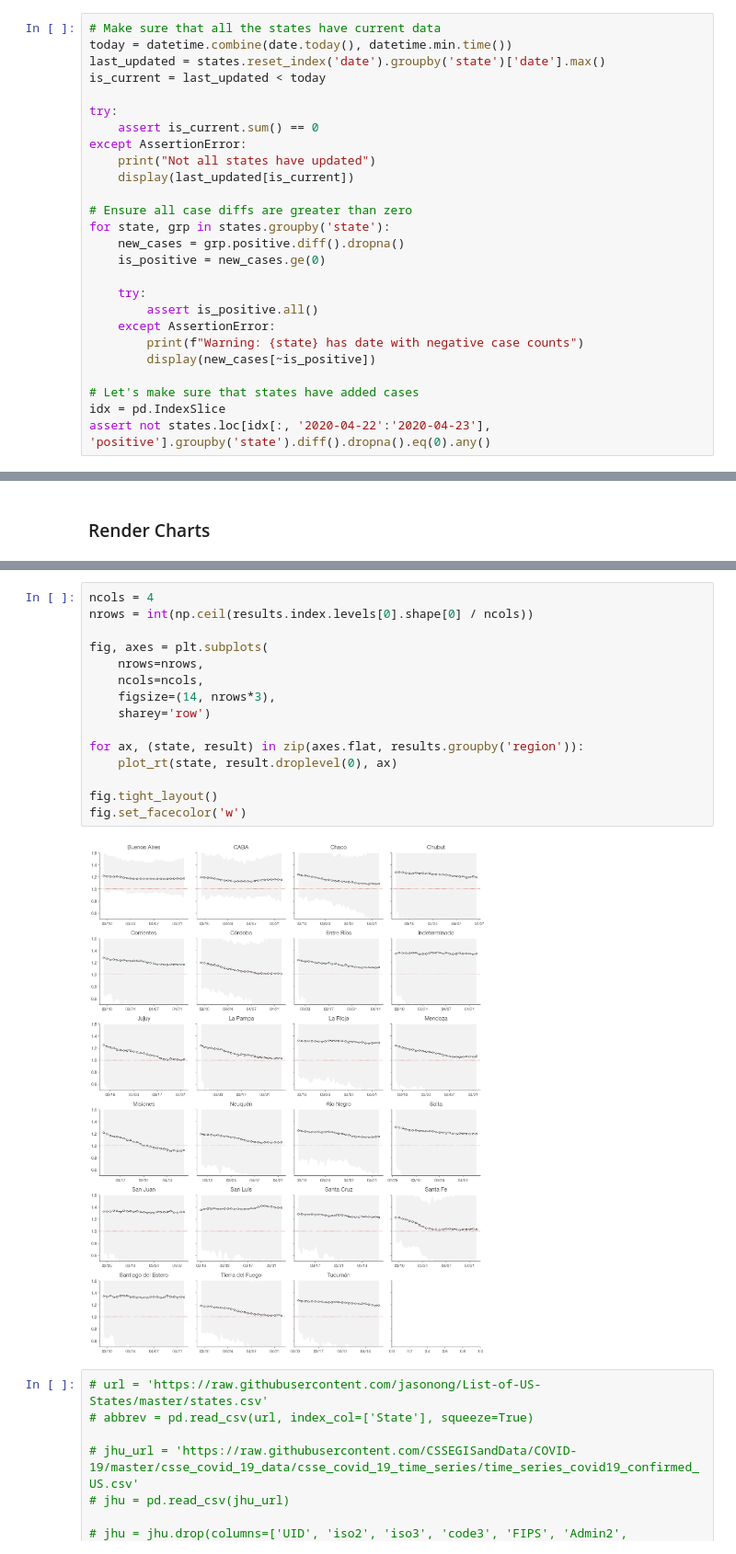
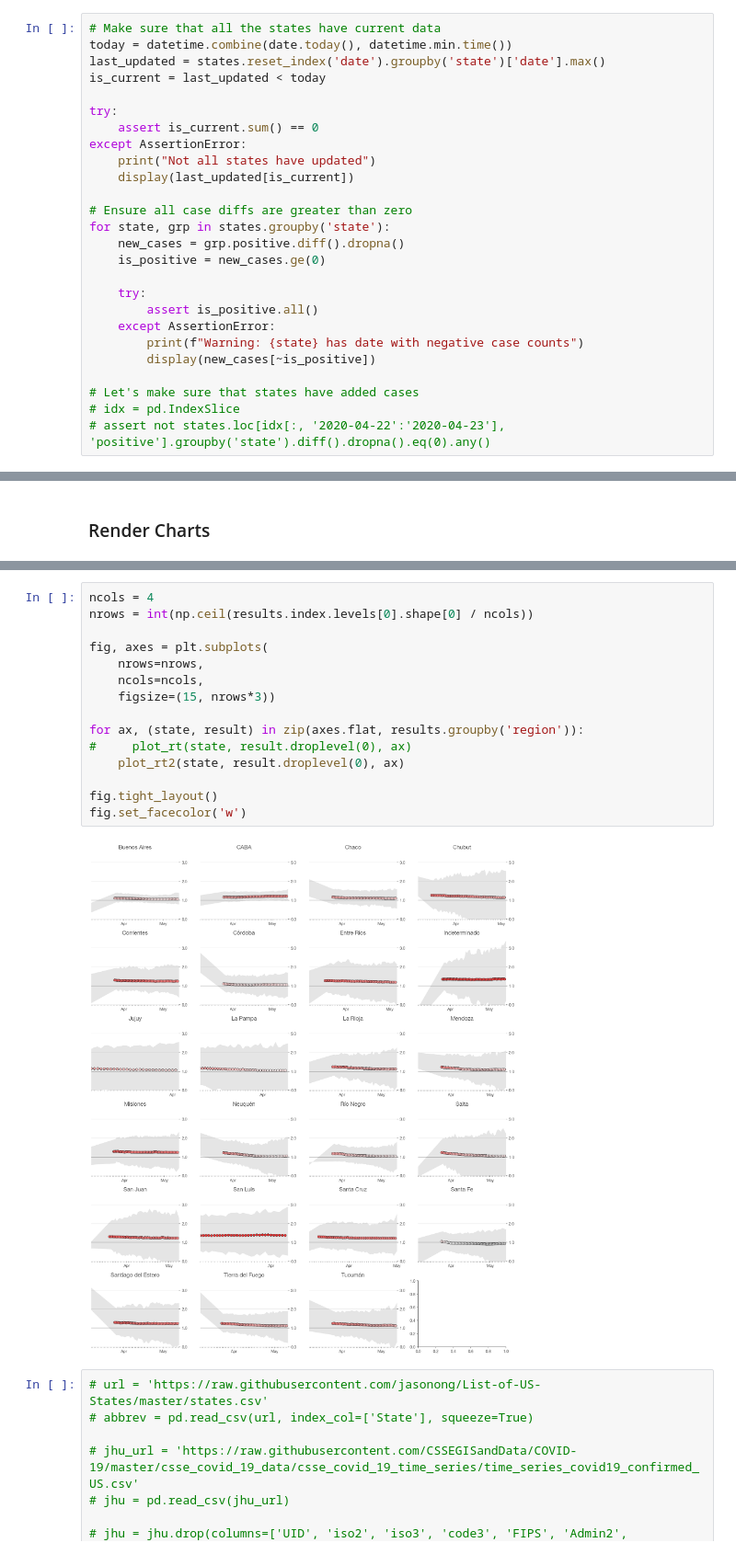
Before and after one commit to pablocelayes/covid-19, a Jupyter notebook: Realtime Rt mcmc - Argentina.ipynb, the cells around one changed output, grey strips where cells are left out. Shown at 92% size. Saved outputs shown, nothing was run; the diff lists cells and outputs as text.

Commit message:
Argentina: unificamos visualizaciones entre ambos métodos de cálculo de Rt

```diff
--- a/Realtime Rt mcmc - Argentina.ipynb
+++ b/Realtime Rt mcmc - Argentina.ipynb
@@ -134,8 +130,8 @@ for state, grp in states.groupby('state'):
         display(new_cases[~is_positive])
 
 # Let's make sure that states have added cases
-idx = pd.IndexSlice
-assert not states.loc[idx[:, '2020-04-22':'2020-04-23'], 'positive'].groupby('state').diff().dropna().eq(0).any()
+# idx = pd.IndexSlice
+# assert not states.loc[idx[:, '2020-04-22':'2020-04-23'], 'positive'].groupby('state').diff().dropna().eq(0).any()
 # %% [output]
 Not all states have updated
 state
@@ -601,20 +685,20 @@ def plot_rt(name, result, ax, c=(.3,.3,.3,1), ci=(0,0,0,.05)):
 # %%
 ncols = 4
 nrows = int(np.ceil(results.index.levels[0].shape[0] / ncols))
 
 fig, axes = plt.subplots(
     nrows=nrows,
     ncols=ncols,
-    figsize=(14, nrows*3),
-    sharey='row')
+    figsize=(15, nrows*3))
 
 for ax, (state, result) in zip(axes.flat, results.groupby('region')):
-    plot_rt(state, result.droplevel(0), ax)
+#     plot_rt(state, result.droplevel(0), ax)
+    plot_rt2(state, result.droplevel(0), ax)
 
 fig.tight_layout()
 fig.set_facecolor('w')
 # %% [output]
-[figure, old version]
+[figure, new version]
 # %%
 # url = 'https://raw.githubusercontent.com/jasonong/List-of-US-States/master/states.csv'
 # abbrev = pd.read_csv(url, index_col=['State'], squeeze=True)
```
Also changed, not shown: parts of 6 cells of this notebook, 1 other file.
